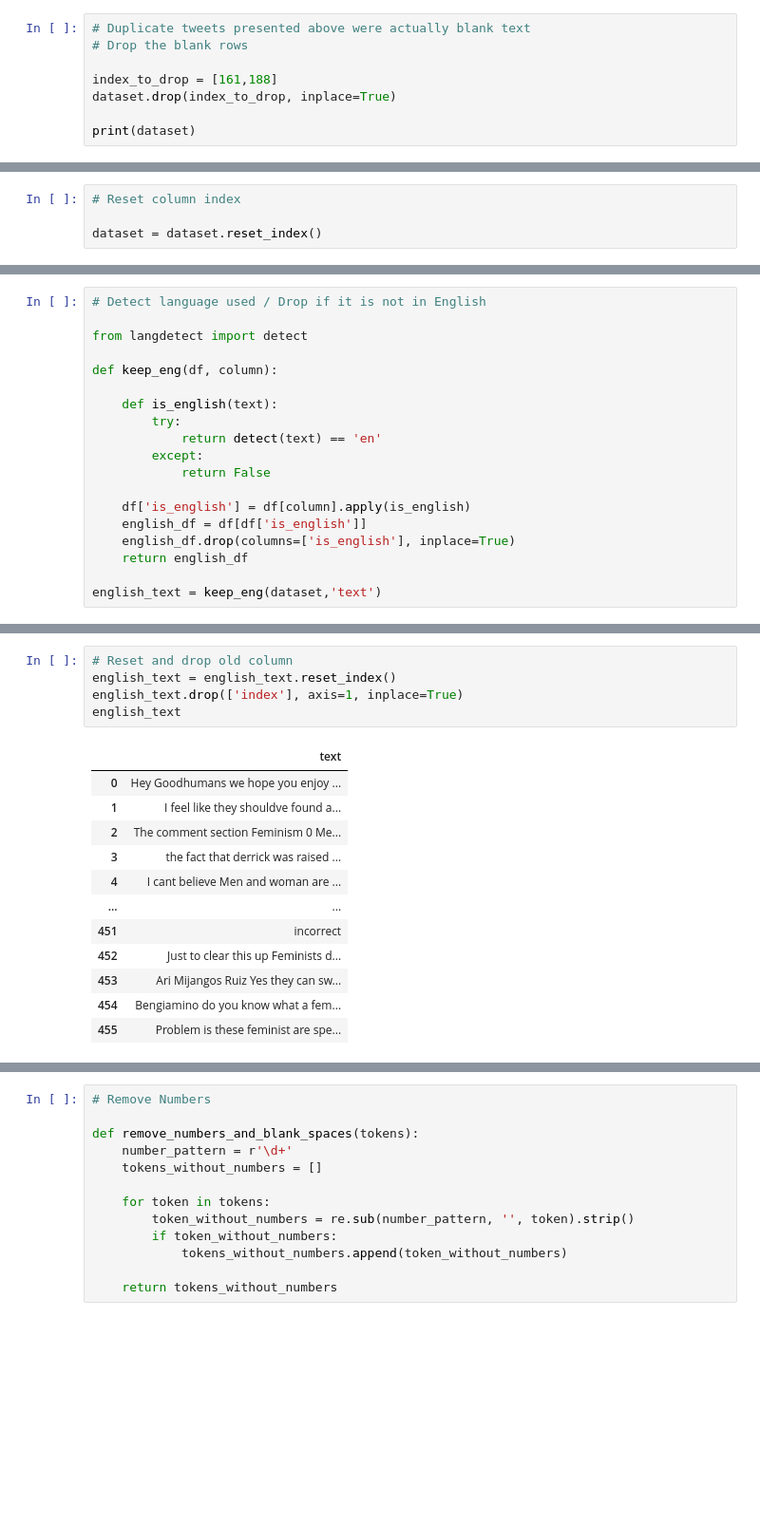
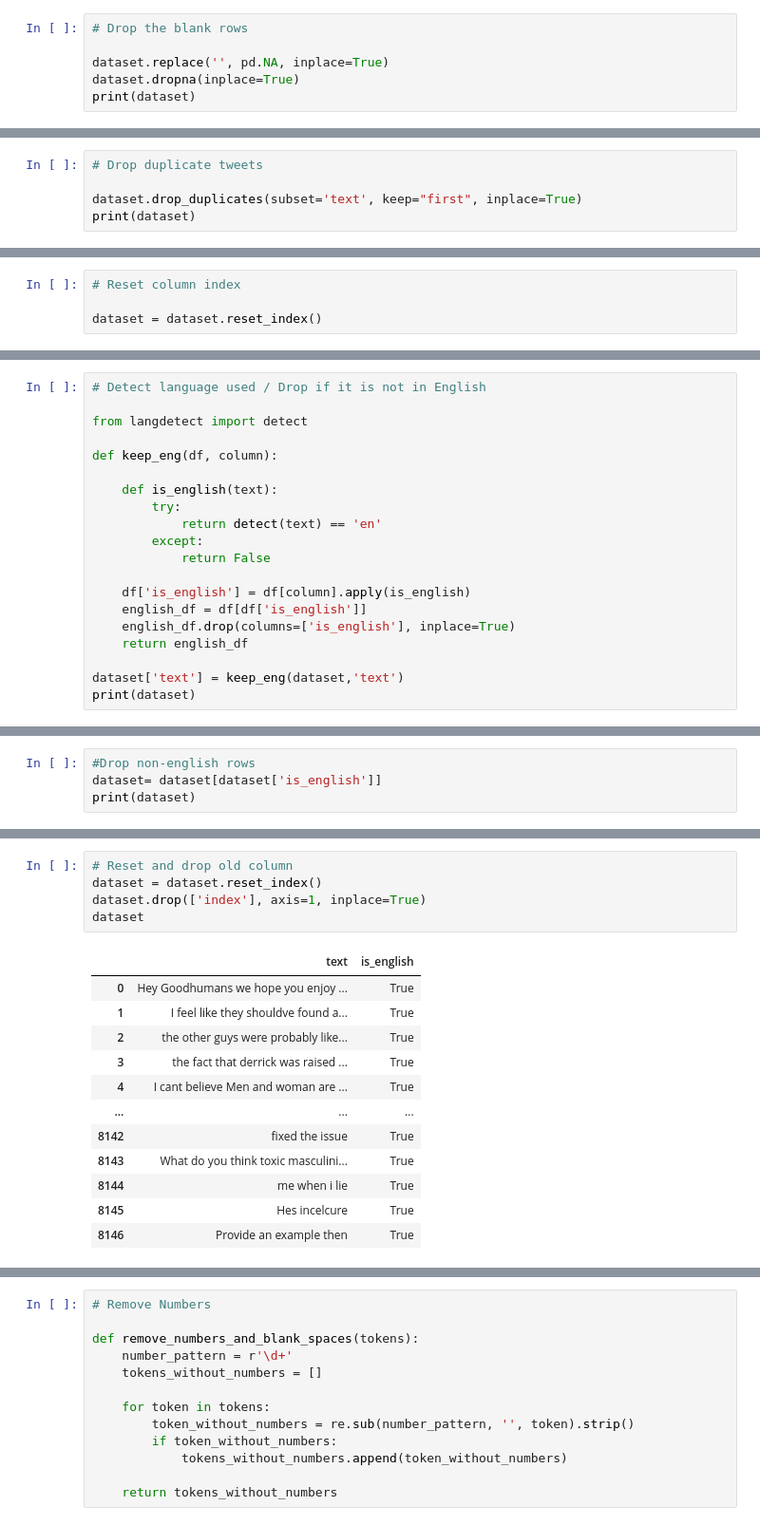
Before and after one commit to julscast/NLPMiniProject, a Jupyter notebook: data_processing.ipynb, the cells around one changed output, grey strips where cells are left out. Shown at 95% size. Saved outputs shown, nothing was run; the diff lists cells and outputs as text; blank space fills up the shorter version.

```diff
--- a/data_processing.ipynb
+++ b/data_processing.ipynb
@@ -172,11 +172,9 @@ print(dupes_listed2)
 
 [419 rows x 1 columns]
 # %%
-# Duplicate tweets presented above were actually blank text
 # Drop the blank rows
 
-index_to_drop = [161,188]
-dataset.drop(index_to_drop, inplace=True)
-
+dataset.replace('', pd.NA, inplace=True)
+dataset.dropna(inplace=True)
 print(dataset)
 # %% [output]
@@ -198,0 +195,5 @@ print(dataset)
+# %%
+# Drop duplicate tweets
+
+dataset.drop_duplicates(subset='text', keep="first", inplace=True)
+print(dataset)
@@ -236,5 +252,6 @@ def keep_eng(df, column):
     english_df.drop(columns=['is_english'], inplace=True)
     return english_df
 
-english_text = keep_eng(dataset,'text')
+dataset['text'] = keep_eng(dataset,'text')
+print(dataset)
 # %% [output]
@@ -261,0 +276,4 @@ print(english_text)
+# %%
+#Drop non-english rows
+dataset= dataset[dataset['is_english']]
+print(dataset)
@@ -262,18 +295,18 @@ print(english_text)
 # %%
 # Reset and drop old column
-english_text = english_text.reset_index()
-english_text.drop(['index'], axis=1, inplace=True)
-english_text
+dataset = dataset.reset_index()
+dataset.drop(['index'], axis=1, inplace=True)
+dataset
 # %% [output]
-|  | text |
-| 0 | Hey Goodhumans we hope you enjoy ... |
-| 1 | I feel like they shouldve found a... |
-| 2 | The comment section Feminism 0 Me... |
-| 3 | the fact that derrick was raised ... |
-| 4 | I cant believe Men and woman are ... |
-| ... | ... |
-| 451 | incorrect |
-| 452 | Just to clear this up Feminists d... |
-| 453 | Ari Mijangos Ruiz Yes they can sw... |
-| 454 | Bengiamino do you know what a fem... |
-| 455 | Problem is these feminist are spe... |
+|  | text | is_english |
+| 0 | Hey Goodhumans we hope you enjoy ... | True |
+| 1 | I feel like they shouldve found a... | True |
+| 2 | the other guys were probably like... | True |
+| 3 | the fact that derrick was raised ... | True |
+| 4 | I cant believe Men and woman are ... | True |
+| ... | ... | ... |
+| 8142 | fixed the issue | True |
+| 8143 | What do you think toxic masculini... | True |
+| 8144 | me when i lie | True |
+| 8145 | Hes incelcure | True |
+| 8146 | Provide an example then | True |
```
Also changed, not shown: parts of 20 cells of this notebook.
